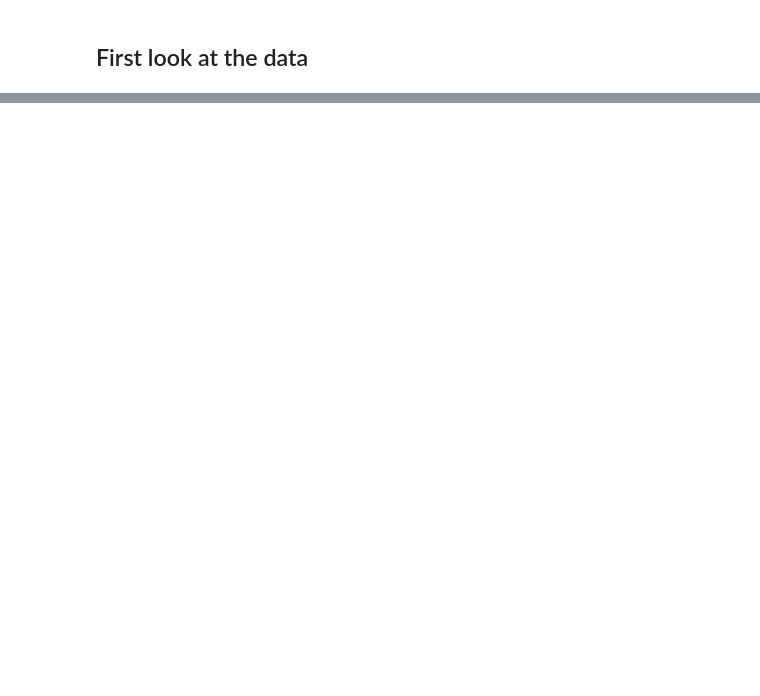
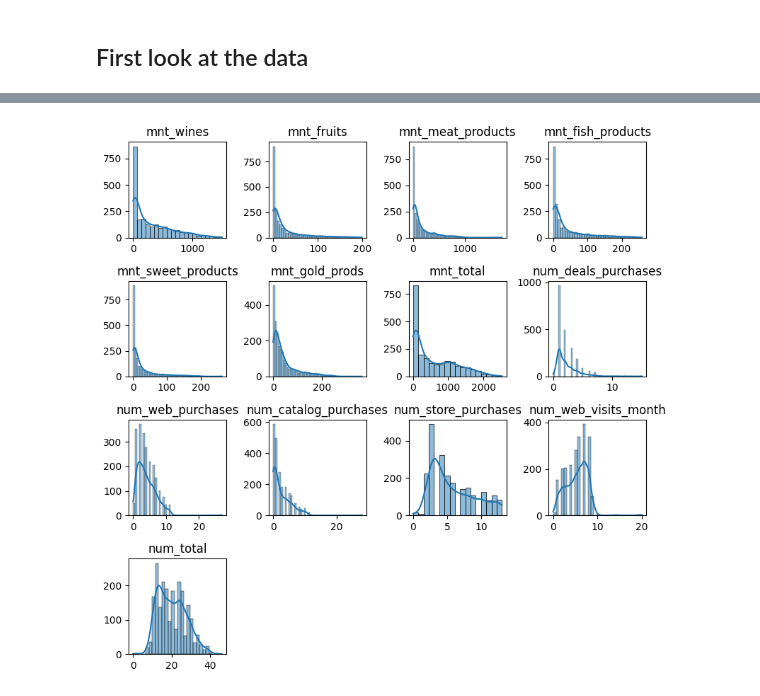
Before and after one commit to avila/ClearCutCostumerClustering, a Jupyter notebook: code/mra/01_eda_first_look.ipynb, the cells around one changed output, grey strips where cells are left out. Cells and saved outputs as stored; diff of their text form; code cells hidden in the pictures; blank space fills up the shorter version.

```diff
--- a/code/mra/01_eda_first_look.ipynb
+++ b/code/mra/01_eda_first_look.ipynb
@@ -274,26 +351,29 @@ def visualize_selected_features(df, features, target_var=None, nrows=5, ncols=5,
     plt.tight_layout()
     plt.show()
 # %%
-
 num_features = [
     "mnt_wines",
     "mnt_fruits",
     "mnt_meat_products",
     "mnt_fish_products",
     "mnt_sweet_products",
     "mnt_gold_prods",
+    "mnt_total",
     "num_deals_purchases",
     "num_web_purchases",
     "num_catalog_purchases",
     "num_store_purchases",
-    "num_web_visits_month"
+    "num_web_visits_month",
+    "num_total"
 ]
 
 # Call the function for specific features
 visualize_selected_features(
     df=df,
     features=num_features,
     nrows=4,
-    ncols=3,
+    ncols=4,
     figsize=(8,8)
 )
+# %% [output]
+[figure, added]
```
Also changed, not shown: parts of 13 cells of this notebook, 1 other file.
